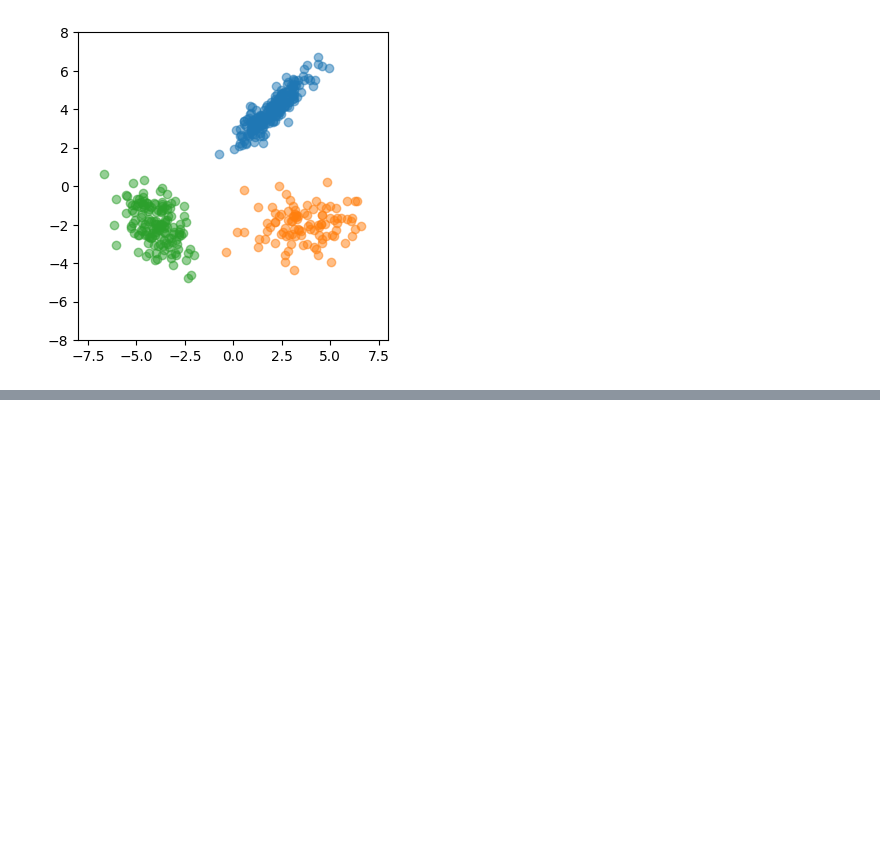
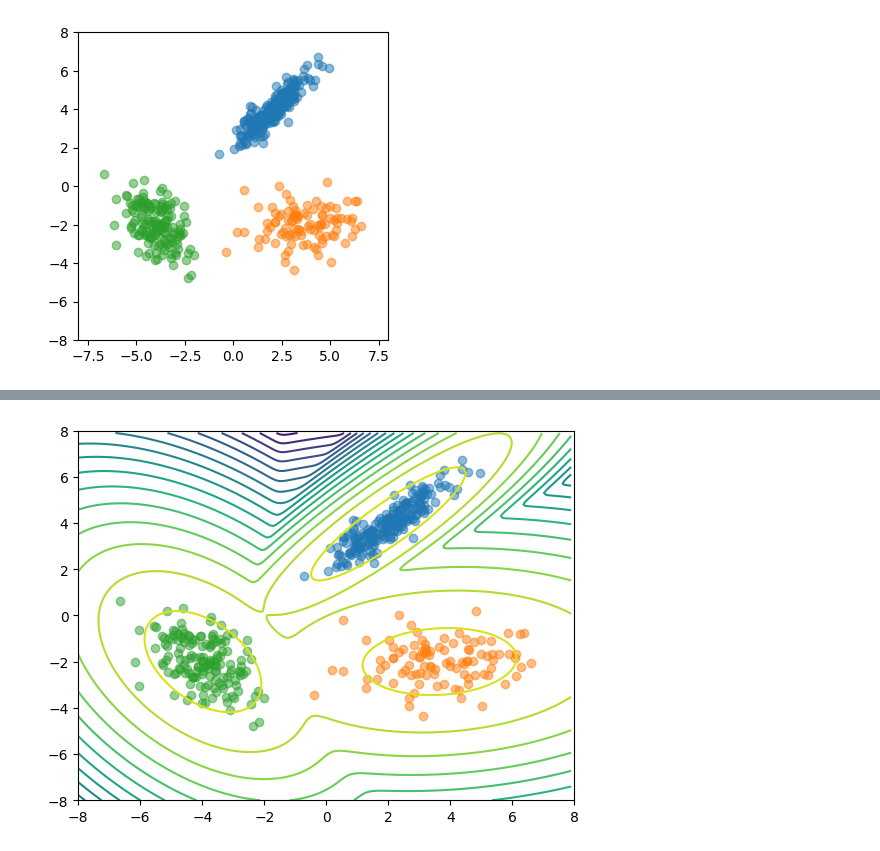
Before and after one commit to tanakakao/studymemo, a Jupyter notebook: EM_ガウス分布.ipynb, the cells around one changed output, grey strips where cells are left out. Saved outputs shown, nothing was run; the diff lists cells and outputs as text; code cells hidden in the pictures; blank space fills up the shorter version.

```diff
--- a/EM_ガウス分布.ipynb
+++ b/EM_ガウス分布.ipynb
@@ -137,0 +147,15 @@ plt.ylim(-8, 8);
+# %%
+from sklearn.mixture import GaussianMixture
+
+gmm = GaussianMixture(
+    n_components=3,
+).fit(x)
+
+plt.contour(xx1.reshape(len(x1),len(x1)),xx2.reshape(len(x1),len(x1)),gmm.score_samples(np.array([xx1,xx2]).T).reshape(len(x1), len(x1)), levels=15)
+plt.scatter(data1[:,0], data1[:,1], alpha=.5);
+plt.scatter(data2[:,0], data2[:,1], alpha=.5);
+plt.scatter(data3[:,0], data3[:,1], alpha=.5);
+plt.xlim(-8, 8);
+plt.ylim(-8, 8);
+# %% [output]
+[figure, added]
```
Also changed, not shown: parts of 3 cells of this notebook.
